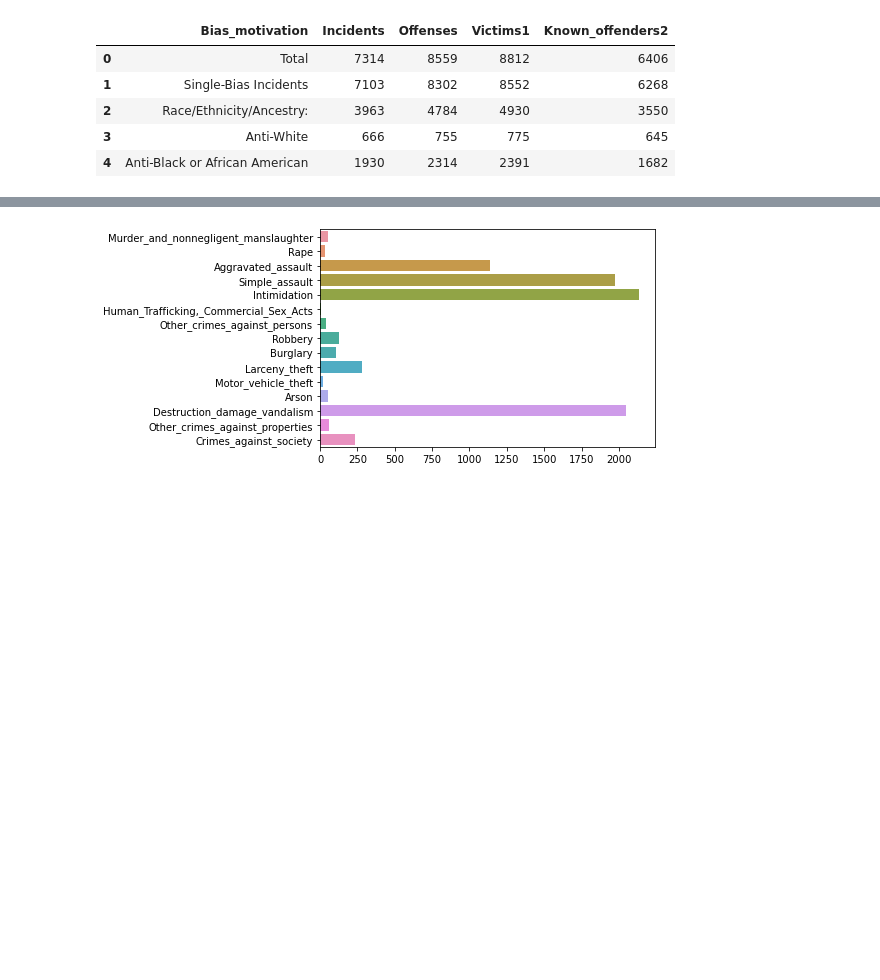
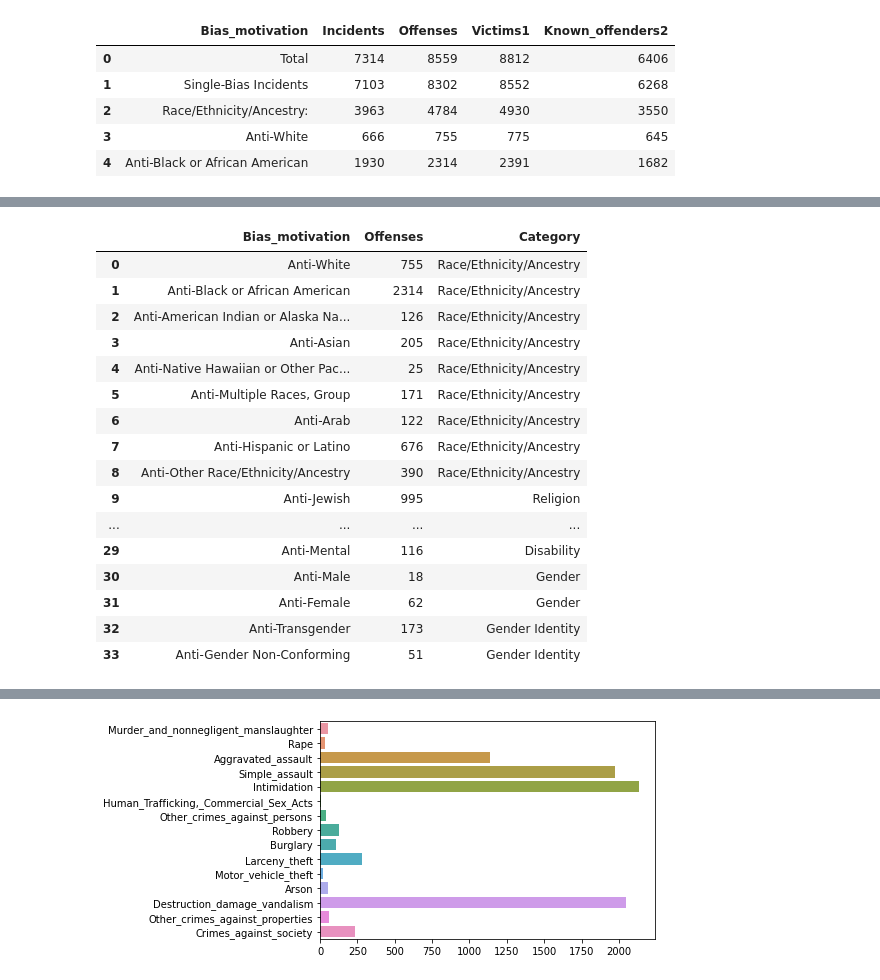
Before and after one commit to ChenTsizhen/2950_Project, a Jupyter notebook: masterNotebook.ipynb, the cells around one changed output, grey strips where cells are left out. Drawn from its saved outputs; the diff is of its cells as text; code cells hidden in the pictures; blank space fills up the shorter version.

Commit message:
added model1 category column

```diff
--- a/masterNotebook.ipynb
+++ b/masterNotebook.ipynb
@@ -24,3 +34,7 @@ table1_19.head()
 | 2 | Race/Ethnicity/Ancestry: | 3963 | 4784 | 4930 | 3550 |
 | 3 | Anti-White | 666 | 755 | 775 | 645 |
 | 4 | Anti-Black or African American | 1930 | 2314 | 2391 | 1682 |
+# %%
+t1_19 = table1_19.drop(index=[0,1,2,12,27,33,36,39,42])
+t1_19 = t1_19.drop(columns=['Incidents', 'Victims1', 'Known_offenders2']).reset_index(drop=True)
+t1_19
@@ -27,3 +59,41 @@ table1_19.head()
+# %%
+import numpy as np
+
+t1_19["Category"] = '0'
+
+race = t1_19["Bias_motivation"].iloc[0:9].to_list()
+religion = t1_19["Bias_motivation"].iloc[9:23].to_list()
+sex = t1_19["Bias_motivation"].iloc[23:28].to_list()
+disability = t1_19["Bias_motivation"].iloc[28:30].to_list()
+gender = t1_19["Bias_motivation"].iloc[30:32].to_list()
+gender_identity = t1_19["Bias_motivation"].iloc[32:34].to_list()
+
+t1_19["Category"] = np.where(t1_19["Bias_motivation"].isin(race), 'Race/Ethnicity/Ancestry',t1_19["Category"])
+t1_19["Category"] = np.where(t1_19["Bias_motivation"].isin(religion), 'Religion', t1_19["Category"])
+t1_19["Category"] = np.where(t1_19["Bias_motivation"].isin(sex), 'Sexual Orientation', t1_19["Category"])
+t1_19["Category"] = np.where(t1_19["Bias_motivation"].isin(disability), 'Disability', t1_19["Category"])
+t1_19["Category"] = np.where(t1_19["Bias_motivation"].isin(gender), 'Gender', t1_19["Category"])
+t1_19["Category"] = np.where(t1_19["Bias_motivation"].isin(gender_identity), 'Gender Identity', t1_19["Category"])
+
+t1_19
+# %% [output]
+|  | Bias_motivation | Offenses | Category |
+| 0 | Anti-White | 755 | Race/Ethnicity/Ancestry |
+| 1 | Anti-Black or African American | 2314 | Race/Ethnicity/Ancestry |
+| 2 | Anti-American Indian or Alaska Na... | 126 | Race/Ethnicity/Ancestry |
+| 3 | Anti-Asian | 205 | Race/Ethnicity/Ancestry |
+| 4 | Anti-Native Hawaiian or Other Pac... | 25 | Race/Ethnicity/Ancestry |
+| 5 | Anti-Multiple Races, Group | 171 | Race/Ethnicity/Ancestry |
+| 6 | Anti-Arab | 122 | Race/Ethnicity/Ancestry |
+| 7 | Anti-Hispanic or Latino | 676 | Race/Ethnicity/Ancestry |
+| 8 | Anti-Other Race/Ethnicity/Ancestry | 390 | Race/Ethnicity/Ancestry |
+| 9 | Anti-Jewish | 995 | Religion |
+| ... | ... | ... | ... |
+| 29 | Anti-Mental | 116 | Disability |
+| 30 | Anti-Male | 18 | Gender |
+| 31 | Anti-Female | 62 | Gender |
+| 32 | Anti-Transgender | 173 | Gender Identity |
+| 33 | Anti-Gender Non-Conforming | 51 | Gender Identity |
 # %%
 # Import 2019 Table 4
 table4_19 = pd.read_csv('./Data_2019/CSV_files_2019/Offenses_Offense_Type_by_Bias_Motivation_2019 v2.csv', thousands=',')
```
Also changed, not shown: parts of 3 cells of this notebook, 5 other files.
